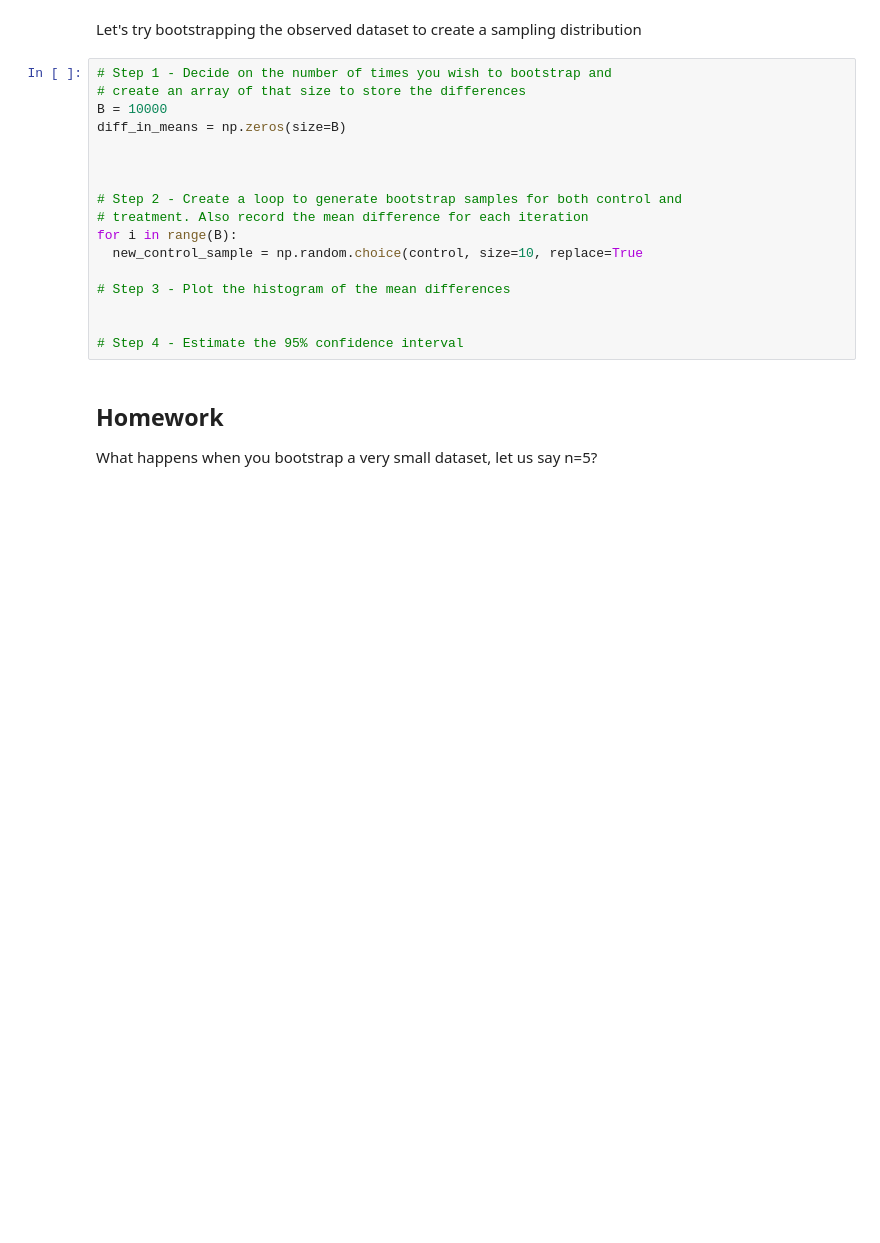
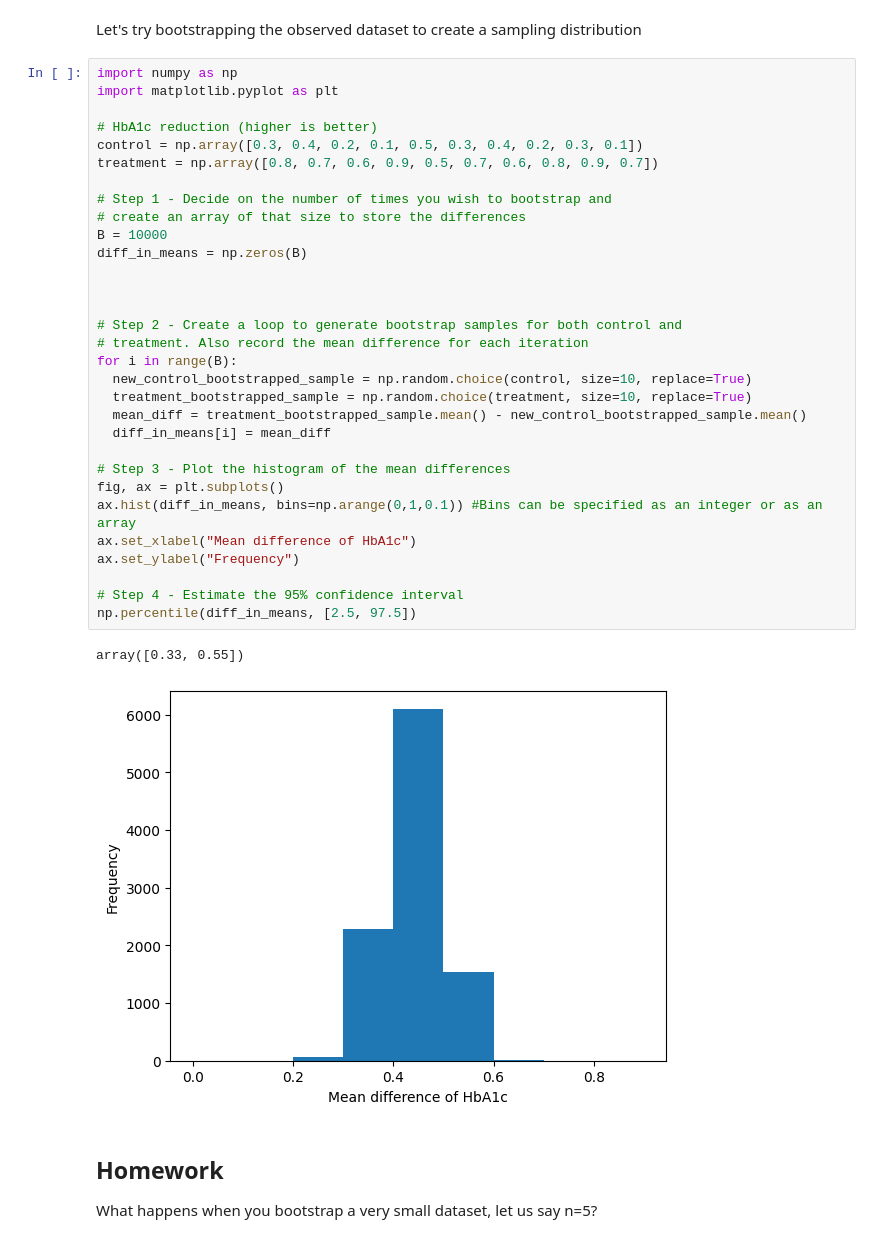
Before and after one commit to dhruv-sathesh/Computational-Statistics-, a Jupyter notebook: CSSL_03_bootstrapping_permutation_randomization_tests.ipynb, the cells around one changed output. Drawn from its saved outputs; the diff is of its cells as text; blank space fills up the shorter version.

```diff
--- a/CSSL_03_bootstrapping_permutation_randomization_tests.ipynb
+++ b/CSSL_03_bootstrapping_permutation_randomization_tests.ipynb
@@ -40,22 +44,39 @@ Bootstrapping estimates the sampling distribution of a statistic by repeatedly r
 # %% [markdown]
 Let's try bootstrapping the observed dataset to create a sampling distribution
 # %%
+import numpy as np
+import matplotlib.pyplot as plt
+
+# HbA1c reduction (higher is better)
+control = np.array([0.3, 0.4, 0.2, 0.1, 0.5, 0.3, 0.4, 0.2, 0.3, 0.1])
+treatment = np.array([0.8, 0.7, 0.6, 0.9, 0.5, 0.7, 0.6, 0.8, 0.9, 0.7])
+
 # Step 1 - Decide on the number of times you wish to bootstrap and
 # create an array of that size to store the differences
 B = 10000
-diff_in_means = np.zeros(size=B)
+diff_in_means = np.zeros(B)
 
 
 
 # Step 2 - Create a loop to generate bootstrap samples for both control and
 # treatment. Also record the mean difference for each iteration
 for i in range(B):
-  new_control_sample = np.random.choice(control, size=10, replace=True
+  new_control_bootstrapped_sample = np.random.choice(control, size=10, replace=True)
+  treatment_bootstrapped_sample = np.random.choice(treatment, size=10, replace=True)
+  mean_diff = treatment_bootstrapped_sample.mean() - new_control_bootstrapped_sample.mean()
+  diff_in_means[i] = mean_diff
 
 # Step 3 - Plot the histogram of the mean differences
-
+fig, ax = plt.subplots()
+ax.hist(diff_in_means, bins=np.arange(0,1,0.1)) #Bins can be specified as an integer or as an array
+ax.set_xlabel("Mean difference of HbA1c")
+ax.set_ylabel("Frequency")
 
 # Step 4 - Estimate the 95% confidence interval
+np.percentile(diff_in_means, [2.5, 97.5])
+# %% [output]
+array([0.33, 0.55])
+[figure, added]
 # %% [markdown]
 ## Homework
 What happens when you bootstrap a very small dataset, let us say n=5?
```
Also changed, not shown: parts of 4 cells of this notebook.
